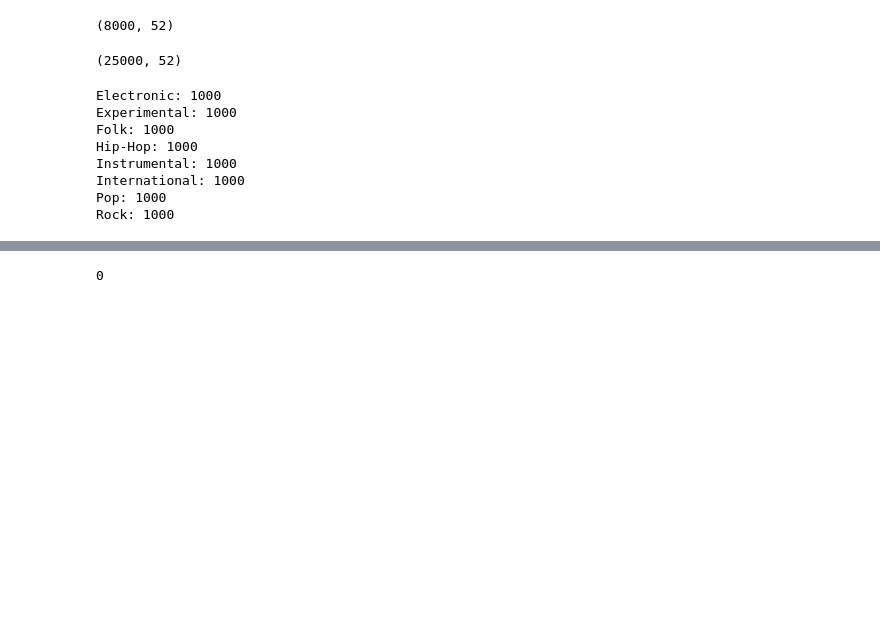
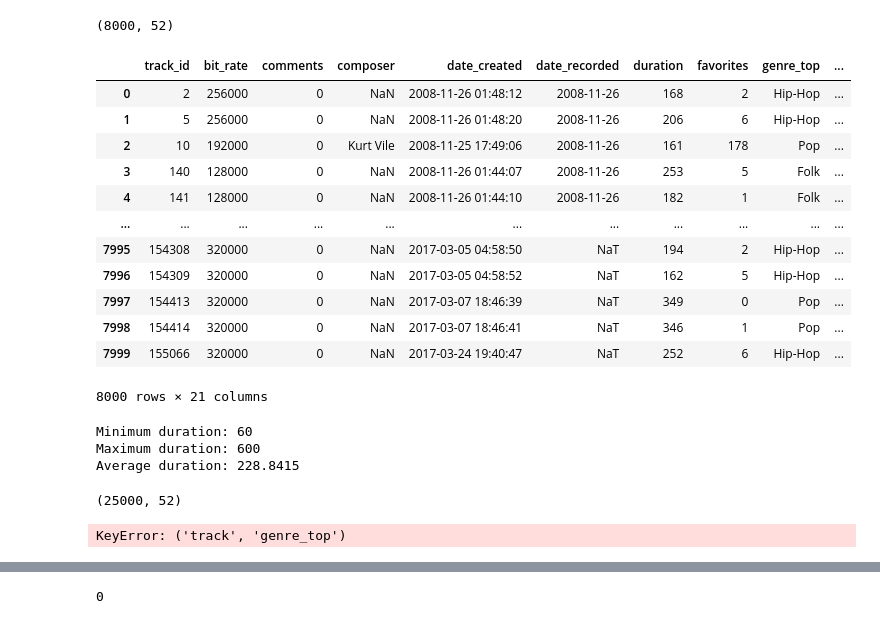
Before and after one commit to sfabio01/DD2470-Music-Informatics-Project, a Jupyter notebook: usage.ipynb, the cells around one changed output, grey strips where cells are left out. Drawn from its saved outputs; the diff is of its cells as text; code cells hidden in the pictures; blank space fills up the shorter version.

```diff
--- a/usage.ipynb
+++ b/usage.ipynb
@@ -90,6 +76,38 @@ small = tracks[tracks['set', 'subset'] <= 'small']
 small.shape
 # %% [output]
 (8000, 52)
+# %%
+small = small['track'].reset_index(drop=False)
+# %%
+small = small.rename(columns={'genre_top': 'genre'})
+# %%
+small
+# %% [output]
+|  | track_id | bit_rate | comments | composer | date_created | date_recorded | duration | favorites | genre_top | ... |
+| 0 | 2 | 256000 | 0 | NaN | 2008-11-26 01:48:12 | 2008-11-26 | 168 | 2 | Hip-Hop | ... |
+| 1 | 5 | 256000 | 0 | NaN | 2008-11-26 01:48:20 | 2008-11-26 | 206 | 6 | Hip-Hop | ... |
+| 2 | 10 | 192000 | 0 | Kurt Vile | 2008-11-25 17:49:06 | 2008-11-26 | 161 | 178 | Pop | ... |
+| 3 | 140 | 128000 | 0 | NaN | 2008-11-26 01:44:07 | 2008-11-26 | 253 | 5 | Folk | ... |
+| 4 | 141 | 128000 | 0 | NaN | 2008-11-26 01:44:10 | 2008-11-26 | 182 | 1 | Folk | ... |
+| ... | ... | ... | ... | ... | ... | ... | ... | ... | ... | ... |
+| 7995 | 154308 | 320000 | 0 | NaN | 2017-03-05 04:58:50 | NaT | 194 | 2 | Hip-Hop | ... |
+| 7996 | 154309 | 320000 | 0 | NaN | 2017-03-05 04:58:52 | NaT | 162 | 5 | Hip-Hop | ... |
+| 7997 | 154413 | 320000 | 0 | NaN | 2017-03-07 18:46:39 | NaT | 349 | 0 | Pop | ... |
+| 7998 | 154414 | 320000 | 0 | NaN | 2017-03-07 18:46:41 | NaT | 346 | 1 | Pop | ... |
+| 7999 | 155066 | 320000 | 0 | NaN | 2017-03-24 19:40:47 | NaT | 252 | 6 | Hip-Hop | ... |
+8000 rows × 21 columns
+# %%
+min_duration = small['track', 'duration'].min()
+max_duration = small['track', 'duration'].max()
+avg_duration = small['track', 'duration'].mean()
+
+print(f"Minimum duration: {min_duration}")
+print(f"Maximum duration: {max_duration}")
+print(f"Average duration: {avg_duration}")
+# %% [output]
+Minimum duration: 60
+Maximum duration: 600
+Average duration: 228.8415
 # %%
 medium = tracks[tracks['set', 'subset'] <= 'medium']
 medium.shape
@@ -112,11 +130,4 @@ with open('genre_track_dict.json', 'w') as f:
     json.dump(genre_track_dict, f)
     f.close()
 # %% [output]
-Electronic: 1000
-Experimental: 1000
-Folk: 1000
-Hip-Hop: 1000
-Instrumental: 1000
-International: 1000
-Pop: 1000
-Rock: 1000
+KeyError: ('track', 'genre_top')
```
Also changed, not shown: parts of 19 cells of this notebook.
